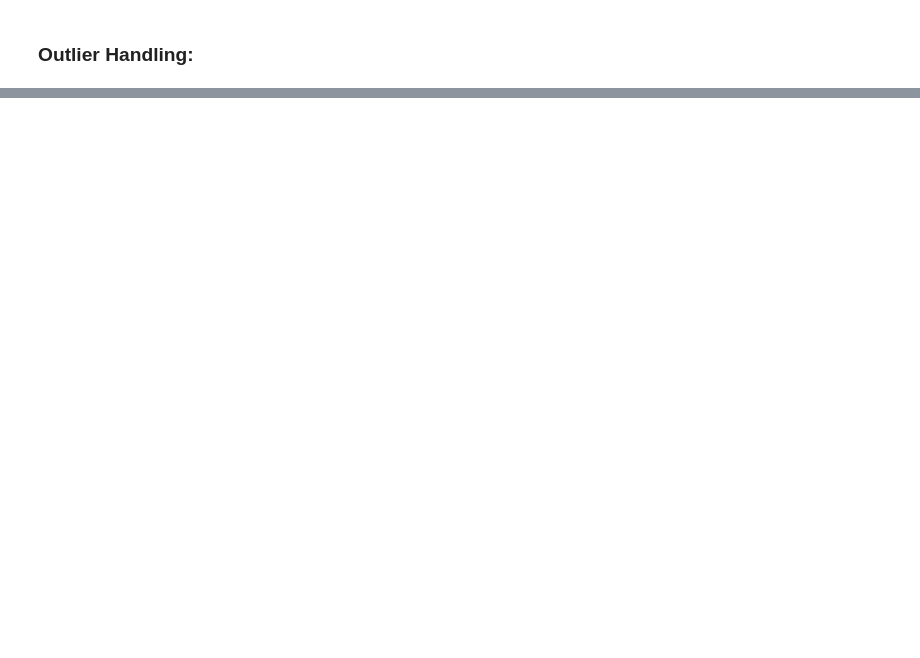
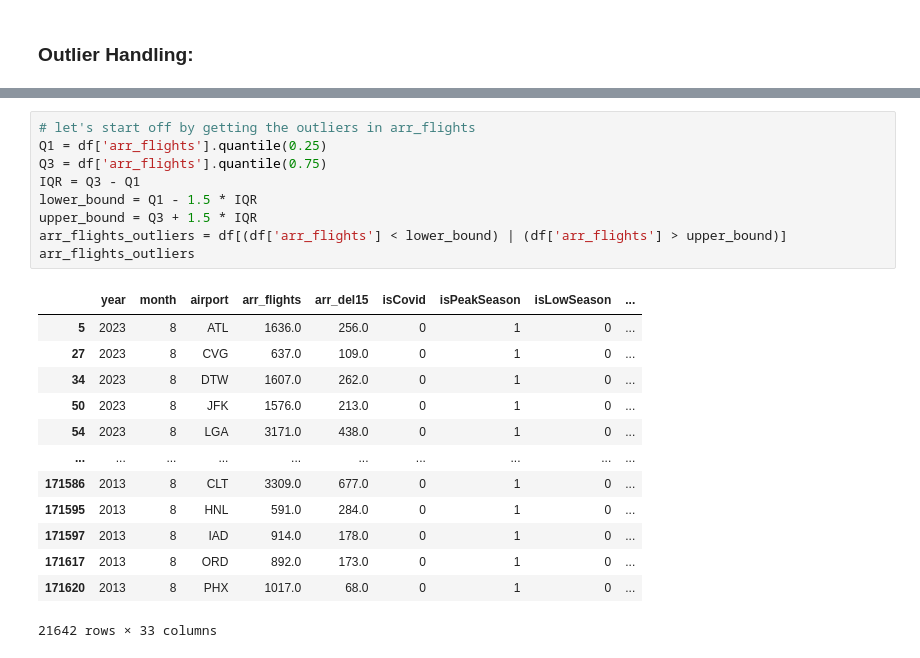
Before and after one commit to AnastasiaRassi/Forecasting-Flight-Delays-Monthly, a Jupyter notebook: notebooks/01_eda_cleaning.ipynb, the cells around one changed output, grey strips where cells are left out. Drawn from its saved outputs; the diff is of its cells as text; blank space fills up the shorter version.

```diff
--- a/notebooks/01_eda_cleaning.ipynb
+++ b/notebooks/01_eda_cleaning.ipynb
@@ -501,0 +475,23 @@ dtype: int64
+# %%
+# let's start off by getting the outliers in arr_flights
+Q1 = df['arr_flights'].quantile(0.25)
+Q3 = df['arr_flights'].quantile(0.75)
+IQR = Q3 - Q1
+lower_bound = Q1 - 1.5 * IQR
+upper_bound = Q3 + 1.5 * IQR
+arr_flights_outliers = df[(df['arr_flights'] < lower_bound) | (df['arr_flights'] > upper_bound)]
+arr_flights_outliers
+# %% [output]
+|  | year | month | airport | arr_flights | arr_del15 | isCovid | isPeakSeason | isLowSeason | ... |
+| 5 | 2023 | 8 | ATL | 1636.0 | 256.0 | 0 | 1 | 0 | ... |
+| 27 | 2023 | 8 | CVG | 637.0 | 109.0 | 0 | 1 | 0 | ... |
+| 34 | 2023 | 8 | DTW | 1607.0 | 262.0 | 0 | 1 | 0 | ... |
+| 50 | 2023 | 8 | JFK | 1576.0 | 213.0 | 0 | 1 | 0 | ... |
+| 54 | 2023 | 8 | LGA | 3171.0 | 438.0 | 0 | 1 | 0 | ... |
+| ... | ... | ... | ... | ... | ... | ... | ... | ... | ... |
+| 171586 | 2013 | 8 | CLT | 3309.0 | 677.0 | 0 | 1 | 0 | ... |
+| 171595 | 2013 | 8 | HNL | 591.0 | 284.0 | 0 | 1 | 0 | ... |
+| 171597 | 2013 | 8 | IAD | 914.0 | 178.0 | 0 | 1 | 0 | ... |
+| 171617 | 2013 | 8 | ORD | 892.0 | 173.0 | 0 | 1 | 0 | ... |
+| 171620 | 2013 | 8 | PHX | 1017.0 | 68.0 | 0 | 1 | 0 | ... |
+21642 rows × 33 columns
```
Also changed, not shown: parts of 33 cells of this notebook, 2 other files.
